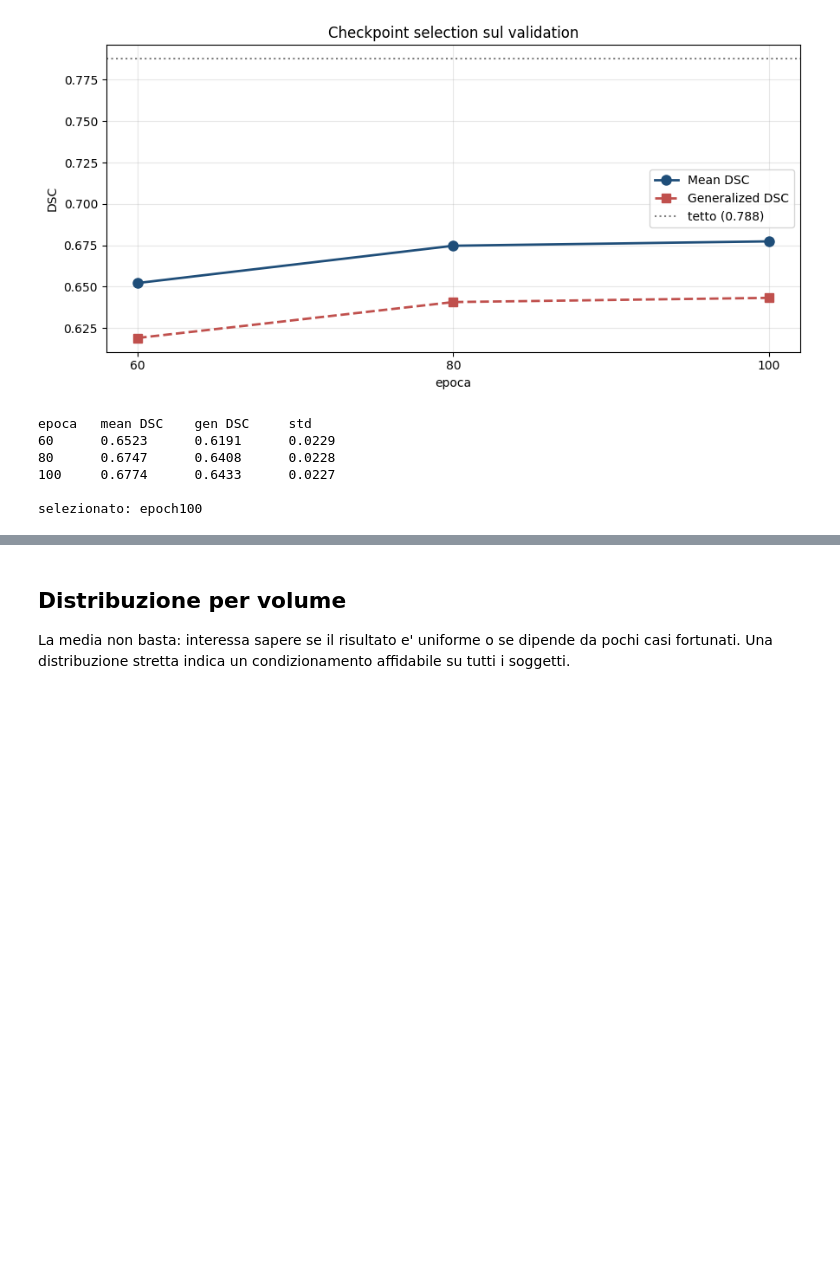
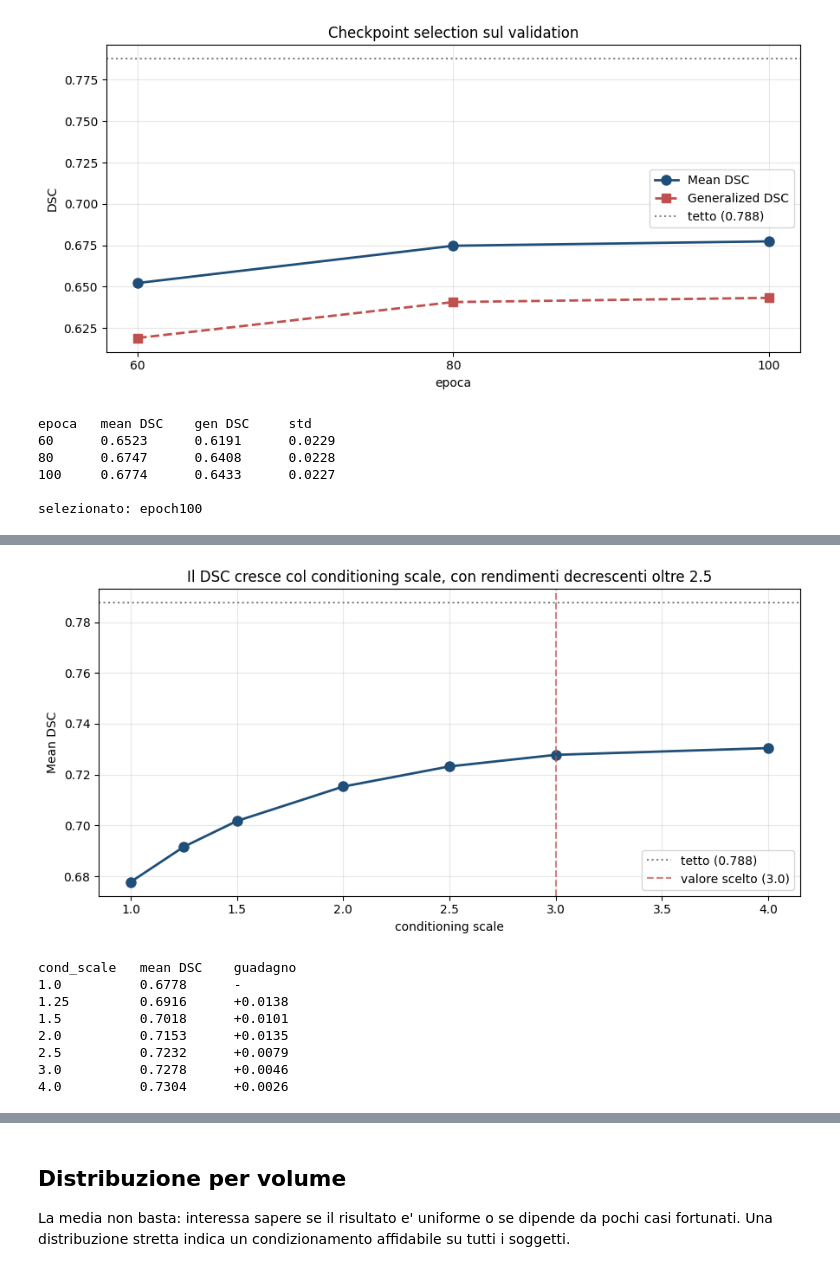
Before and after one commit to DanieleSchingaro/3DLDM_Schingaro, a Jupyter notebook: notebooks/06_controlnet_evaluation.ipynb, the cells around one changed output, grey strips where cells are left out. Cells and saved outputs as stored; diff of their text form; code cells hidden in the pictures; blank space fills up the shorter version.

```diff
--- a/notebooks/06_controlnet_evaluation.ipynb
+++ b/notebooks/06_controlnet_evaluation.ipynb
@@ -98,0 +119,32 @@ selezionato: epoch100
+# %%
+cs_vals=["1.0","1.25","1.5","2.0","2.5","3.0","4.0"]
+cs_dsc=[]
+for cs in cs_vals:
+    try: cs_dsc.append(load_json(f"dsc_sweep_cs{cs}")["mean_dsc"])
+    except FileNotFoundError: cs_dsc.append(np.nan)
+
+fig, ax=plt.subplots(figsize=(9,4.5))
+ax.plot([float(x) for x in cs_vals], cs_dsc, "o-", color="#1f4e79", lw=2, ms=8)
+ax.axhline(tetto["mean_dsc"], ls=":", color="#7f7f7f", label=f"tetto ({tetto['mean_dsc']:.3f})")
+ax.axvline(3.0, ls="--", color="#c0504d", alpha=0.7, label="valore scelto (3.0)")
+ax.set_xlabel("conditioning scale"); ax.set_ylabel("Mean DSC")
+ax.set_title("Il DSC cresce col conditioning scale, con rendimenti decrescenti oltre 2.5")
+ax.legend(); ax.grid(alpha=0.3)
+plt.tight_layout(); plt.show()
+
+print(f"{'cond_scale':<13}{'mean DSC':<12}{'guadagno':<10}")
+prev=None
+for cs,d in zip(cs_vals, cs_dsc):
+    g=f"{d-prev:+.4f}" if prev is not None else "-"
+    print(f"{cs:<13}{d:<12.4f}{g:<10}")
+    prev=d
+# %% [output]
+[figure, added]
+cond_scale   mean DSC    guadagno
+1.0          0.6778      -
+1.25         0.6916      +0.0138
+1.5          0.7018      +0.0101
+2.0          0.7153      +0.0135
+2.5          0.7232      +0.0079
+3.0          0.7278      +0.0046
+4.0          0.7304      +0.0026
```
Also changed, not shown: parts of 20 cells of this notebook, 2 other files.
